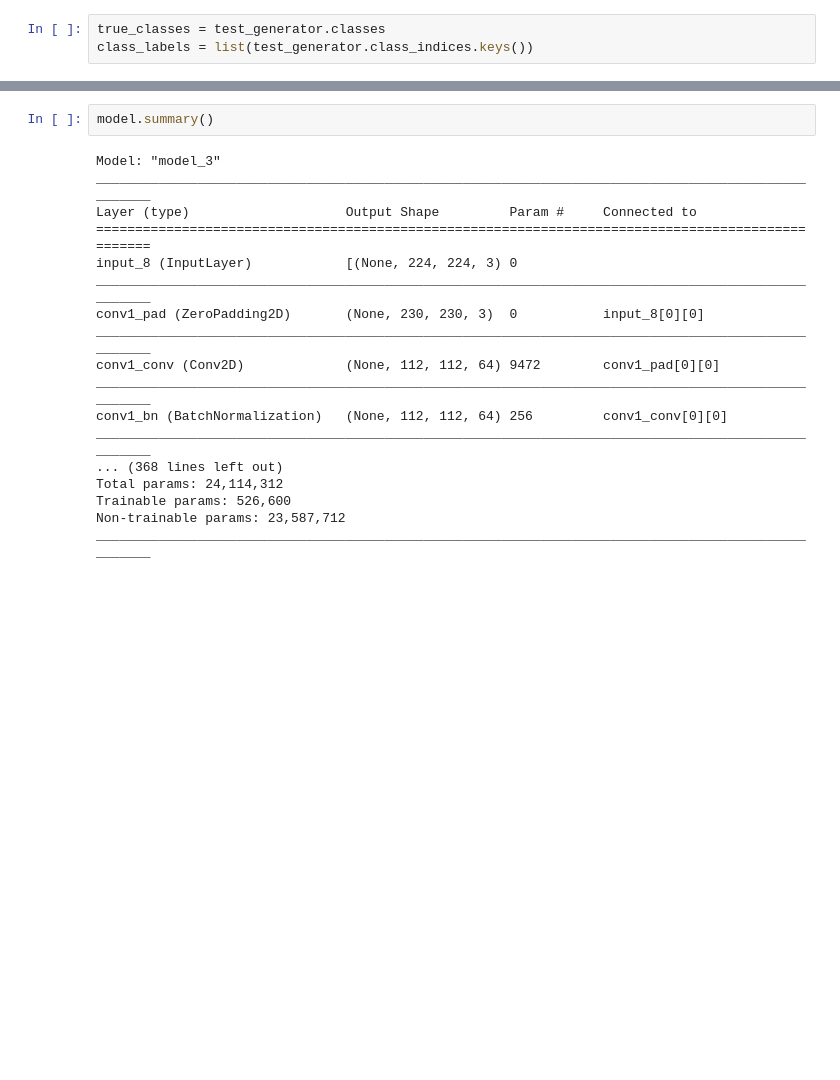
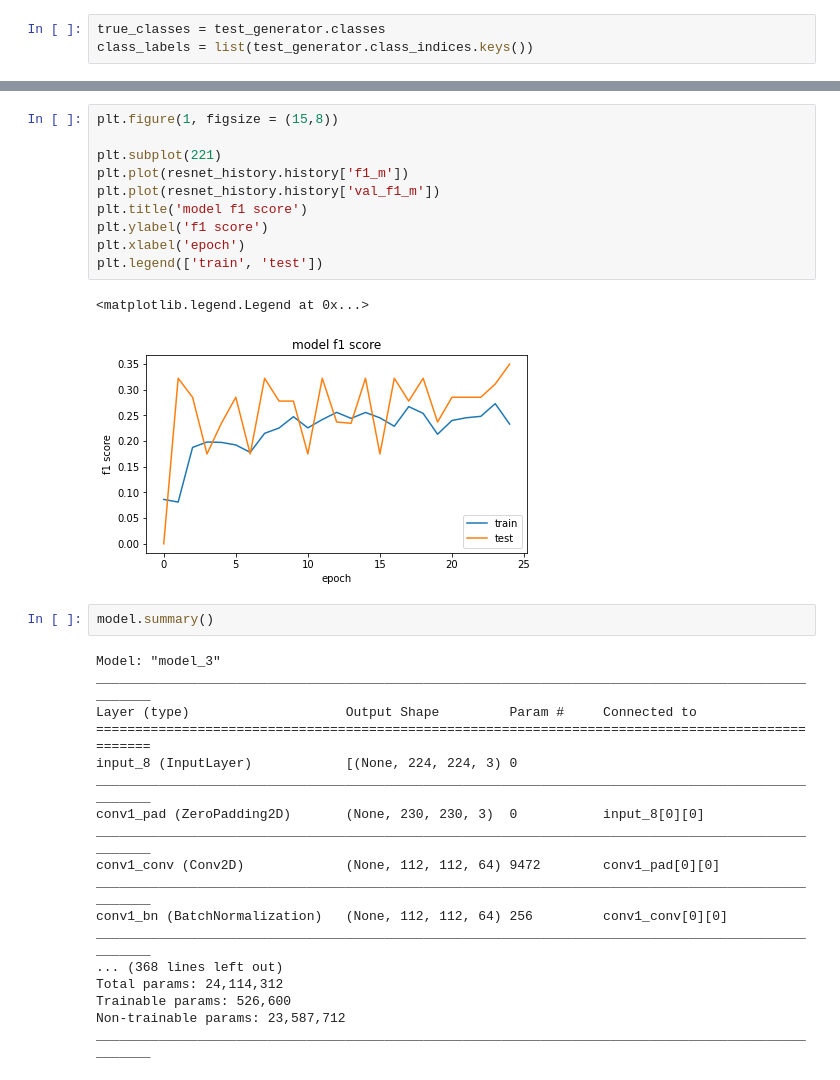
Before and after one commit to MaheshaMuthumala/plant-species-recognition, a Jupyter notebook: research.ipynb, the cells around one changed output, grey strips where cells are left out. Drawn from its saved outputs; the diff is of its cells as text; blank space fills up the shorter version.

```diff
--- a/research.ipynb
+++ b/research.ipynb
@@ -183,3 +316,16 @@ weighted avg       0.01      0.12      0.02        43
+# %%
+plt.figure(1, figsize = (15,8))
+
+plt.subplot(221)
+plt.plot(resnet_history.history['f1_m'])
+plt.plot(resnet_history.history['val_f1_m'])
+plt.title('model f1 score')
+plt.ylabel('f1 score')
+plt.xlabel('epoch')
+plt.legend(['train', 'test'])
+# %% [output]
+<matplotlib.legend.Legend at 0x...>
+[figure, added]
 # %%
 model.summary()
 # %% [output]
```
Also changed, not shown: parts of 22 cells of this notebook.
